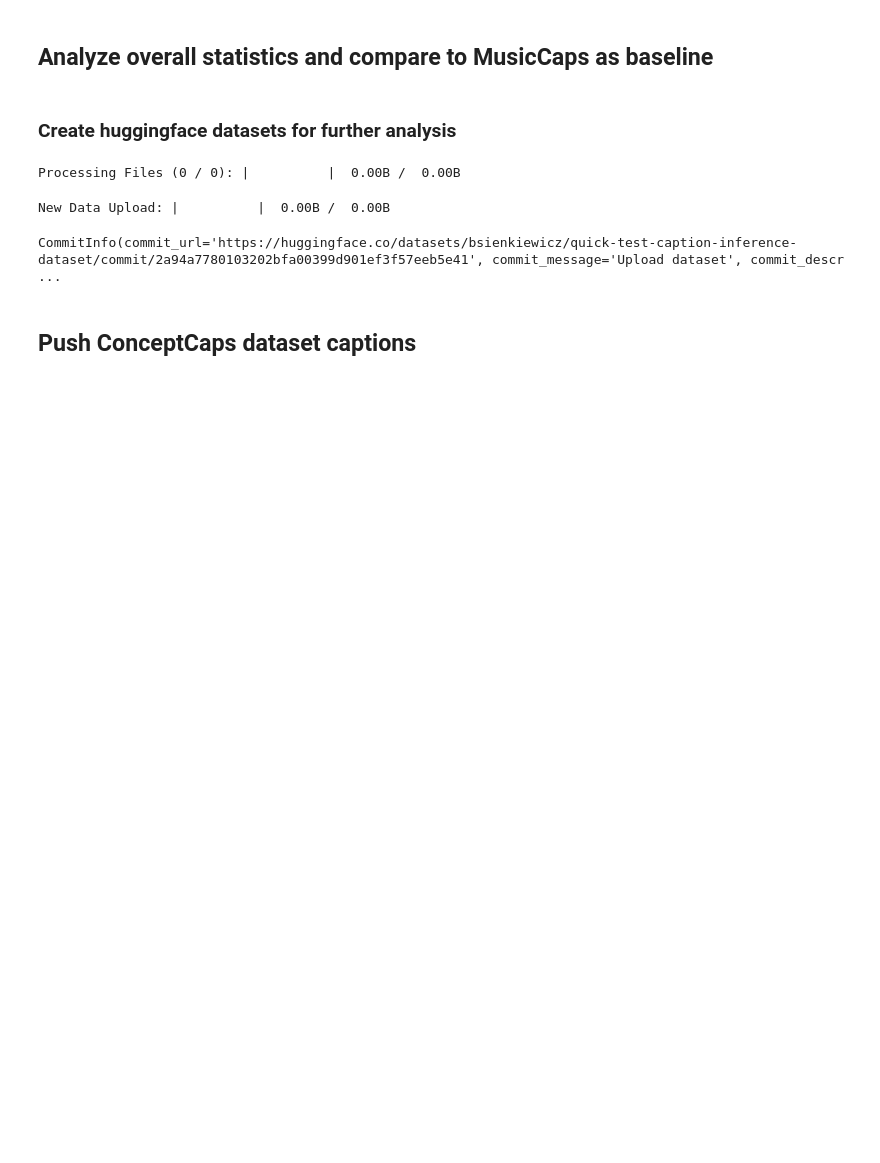
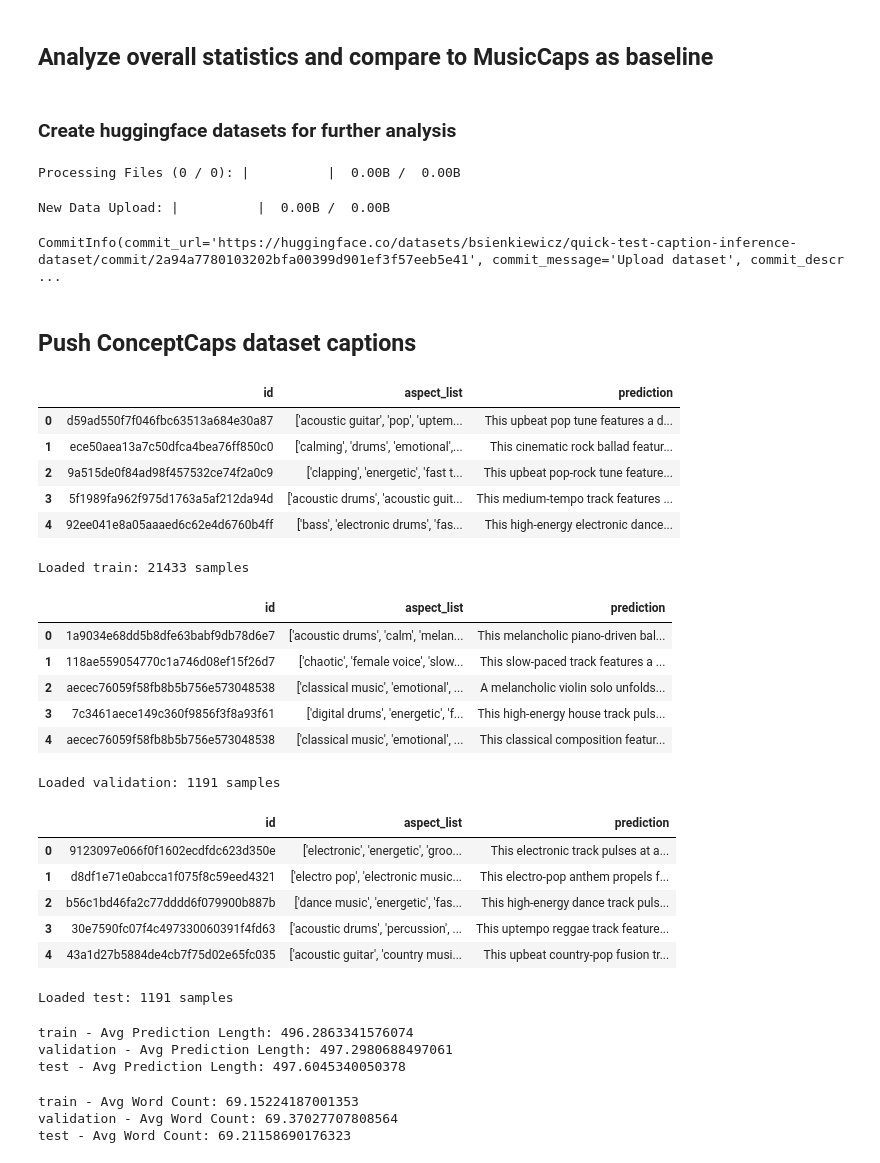
Before and after one commit to BrunoSienkiewicz/ConceptCaps, a Jupyter notebook: notebooks/4. Conditioned caption inference.ipynb, the cells around one changed output. Drawn from its saved outputs; the diff is of its cells as text; code cells hidden in the pictures; blank space fills up the shorter version.

```diff
--- a/notebooks/4. Conditioned caption inference.ipynb
+++ b/notebooks/4. Conditioned caption inference.ipynb
@@ -135,29 +135,59 @@ CommitInfo(commit_url='https://huggingface.co/datasets/bsienkiewicz/quick-test-c
 # %% [markdown]
 ## Push ConceptCaps dataset captions
 # %%
-final_dir = Path("../outputs/caption_inference/final")
+final_dir = Path("../data/generated_captions/")
 splits = ['train', 'validation', 'test']
 predictions = {}
 datasets = {}
 
 for split in splits:
     # Load predictions
-    pred_path = final_dir / f"{split}_predictions.csv"
+    pred_path = final_dir / f"ft_{split}.csv"
     df = pd.read_csv(pred_path)
     display(df.head())
     dataset = Dataset.from_pandas(df)
     predictions[split] = df
     datasets[split] = dataset
     print(f"Loaded {split}: {len(df)} samples")
+# %% [output]
+|  | id | aspect_list | prediction |
+| 0 | d59ad550f7f046fbc63513a684e30a87 | ['acoustic guitar', 'pop', 'uptem... | This upbeat pop tune features a d... |
+| 1 | ece50aea13a7c50dfca4bea76ff850c0 | ['calming', 'drums', 'emotional',... | This cinematic rock ballad featur... |
+| 2 | 9a515de0f84ad98f457532ce74f2a0c9 | ['clapping', 'energetic', 'fast t... | This upbeat pop-rock tune feature... |
+| 3 | 5f1989fa962f975d1763a5af212da94d | ['acoustic drums', 'acoustic guit... | This medium-tempo track features ... |
+| 4 | 92ee041e8a05aaaed6c62e4d6760b4ff | ['bass', 'electronic drums', 'fas... | This high-energy electronic dance... |
+Loaded train: 21433 samples
+|  | id | aspect_list | prediction |
+| 0 | 1a9034e68dd5b8dfe63babf9db78d6e7 | ['acoustic drums', 'calm', 'melan... | This melancholic piano-driven bal... |
+| 1 | 118ae559054770c1a746d08ef15f26d7 | ['chaotic', 'female voice', 'slow... | This slow-paced track features a ... |
+| 2 | aecec76059f58fb8b5b756e573048538 | ['classical music', 'emotional', ... | A melancholic violin solo unfolds... |
+| 3 | 7c3461aece149c360f9856f3f8a93f61 | ['digital drums', 'energetic', 'f... | This high-energy house track puls... |
+| 4 | aecec76059f58fb8b5b756e573048538 | ['classical music', 'emotional', ... | This classical composition featur... |
+Loaded validation: 1191 samples
+|  | id | aspect_list | prediction |
+| 0 | 9123097e066f0f1602ecdfdc623d350e | ['electronic', 'energetic', 'groo... | This electronic track pulses at a... |
+| 1 | d8df1e71e0abcca1f075f8c59eed4321 | ['electro pop', 'electronic music... | This electro-pop anthem propels f... |
+| 2 | b56c1bd46fa2c77dddd6f079900b887b | ['dance music', 'energetic', 'fas... | This high-energy dance track puls... |
+| 3 | 30e7590fc07f4c497330060391f4fd63 | ['acoustic drums', 'percussion', ... | This uptempo reggae track feature... |
+| 4 | 43a1d27b5884de4cb7f75d02e65fc035 | ['acoustic guitar', 'country musi... | This upbeat country-pop fusion tr... |
+Loaded test: 1191 samples
 # %%
 # Analuze final inference predictions
 for split, df in predictions.items():
     print(f"{split} - Avg Prediction Length: {df['prediction'].astype(str).apply(len).mean()}")
+# %% [output]
+train - Avg Prediction Length: 496.2863341576074
+validation - Avg Prediction Length: 497.2980688497061
+test - Avg Prediction Length: 497.6045340050378
 # %%
 # Analyze word amount in captions
 for split, df in predictions.items():
     df['word_count'] = df['prediction'].astype(str).apply(lambda x: len(x.split()))
     print(f"{split} - Avg Word Count: {df['word_count'].mean()}")
+# %% [output]
+train - Avg Word Count: 69.15224187001353
+validation - Avg Word Count: 69.37027707808564
+test - Avg Word Count: 69.21158690176323
 # %%
 # Plot distribution of prediction lengths for final inference predictions
 plt.figure(figsize=(10, 6))
```
Also changed, not shown: parts of 3 cells of this notebook, 10 other files.
